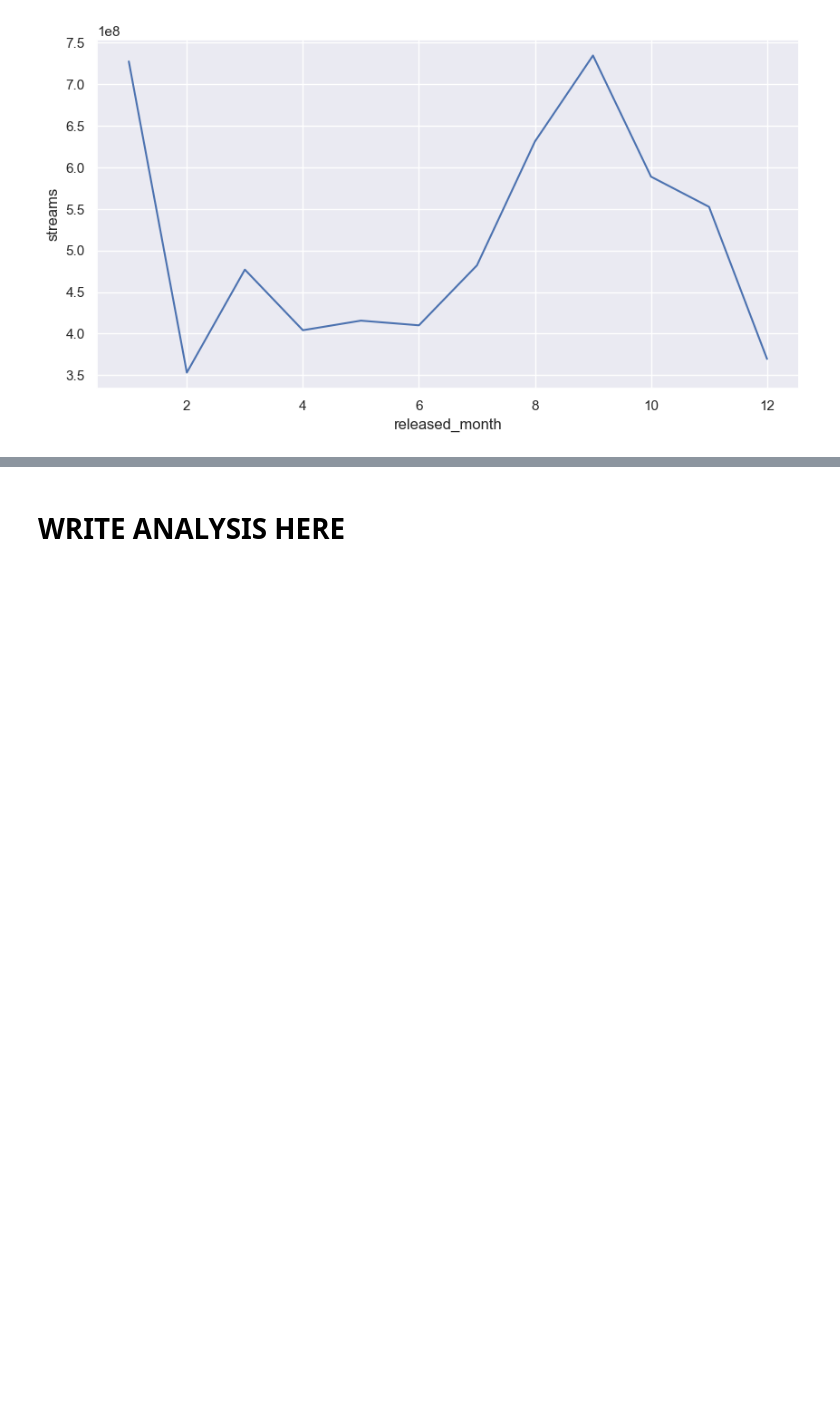
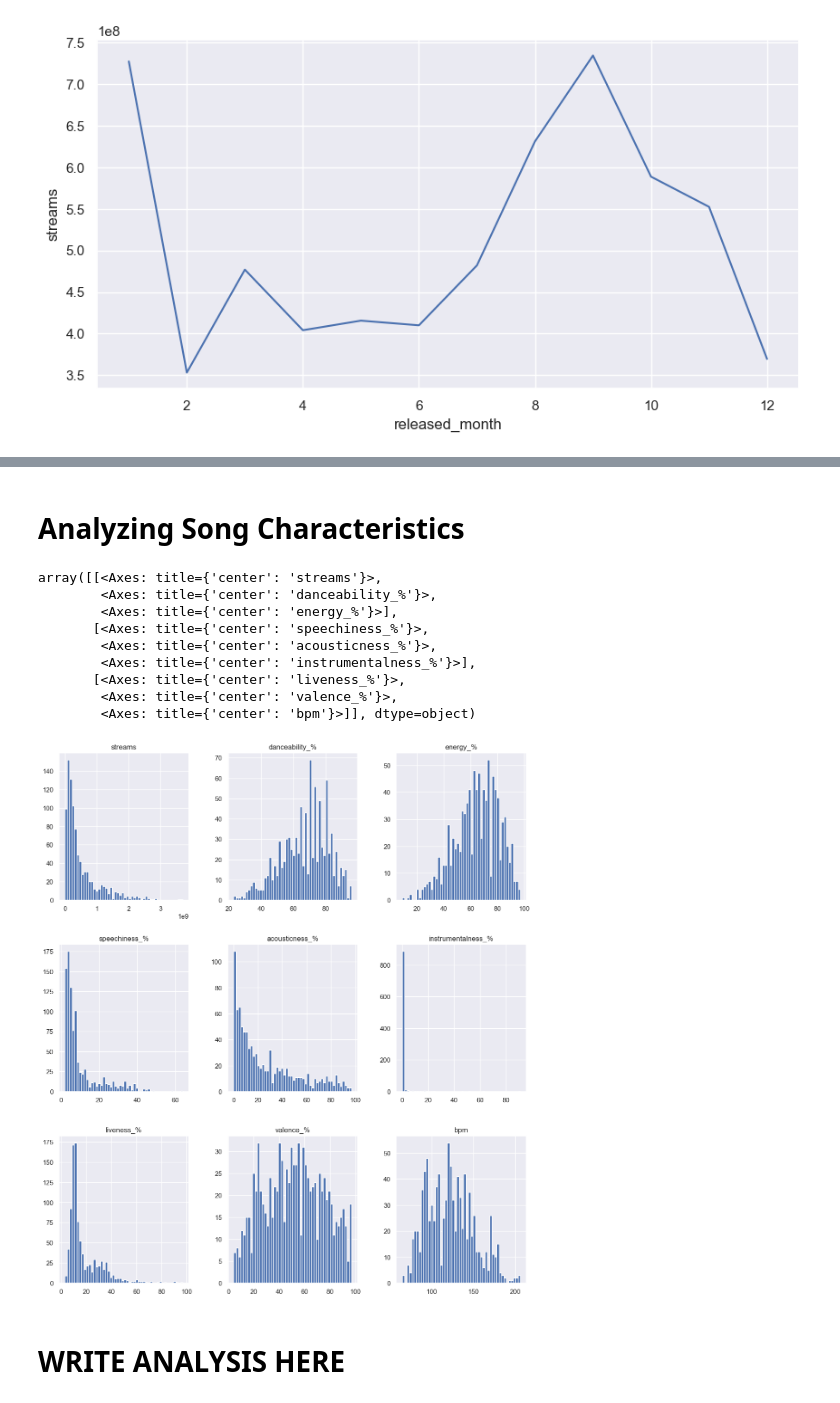
Before and after one commit to uzitak161/DS3000_Project, a Jupyter notebook: Project.EDA.ipynb, the cells around one changed output, grey strips where cells are left out. Cells and saved outputs as stored; diff of their text form; code cells hidden in the pictures; blank space fills up the shorter version.

Commit message:
Characteristics viz

```diff
--- a/Project.EDA.ipynb
+++ b/Project.EDA.ipynb
@@ -230,3 +227,20 @@ plt.show()
+# %% [markdown]
+# Analyzing Song Characteristics #
+# %%
+df_song_characteristics = df[['streams', 'danceability_%', 'energy_%', 'speechiness_%', 'acousticness_%', 'instrumentalness_%', 'liveness_%', 'valence_%', 'bpm']]
+
+df_song_characteristics.hist(figsize=(14, 16), bins=50)
+# %% [output]
+array([[<Axes: title={'center': 'streams'}>,
+        <Axes: title={'center': 'danceability_%'}>,
+        <Axes: title={'center': 'energy_%'}>],
+       [<Axes: title={'center': 'speechiness_%'}>,
+        <Axes: title={'center': 'acousticness_%'}>,
+        <Axes: title={'center': 'instrumentalness_%'}>],
+       [<Axes: title={'center': 'liveness_%'}>,
+        <Axes: title={'center': 'valence_%'}>,
+        <Axes: title={'center': 'bpm'}>]], dtype=object)
+[figure, added]
 # %% [markdown]
 # WRITE ANALYSIS HERE #
 # %%
```
Also changed, not shown: parts of 2 cells of this notebook.
